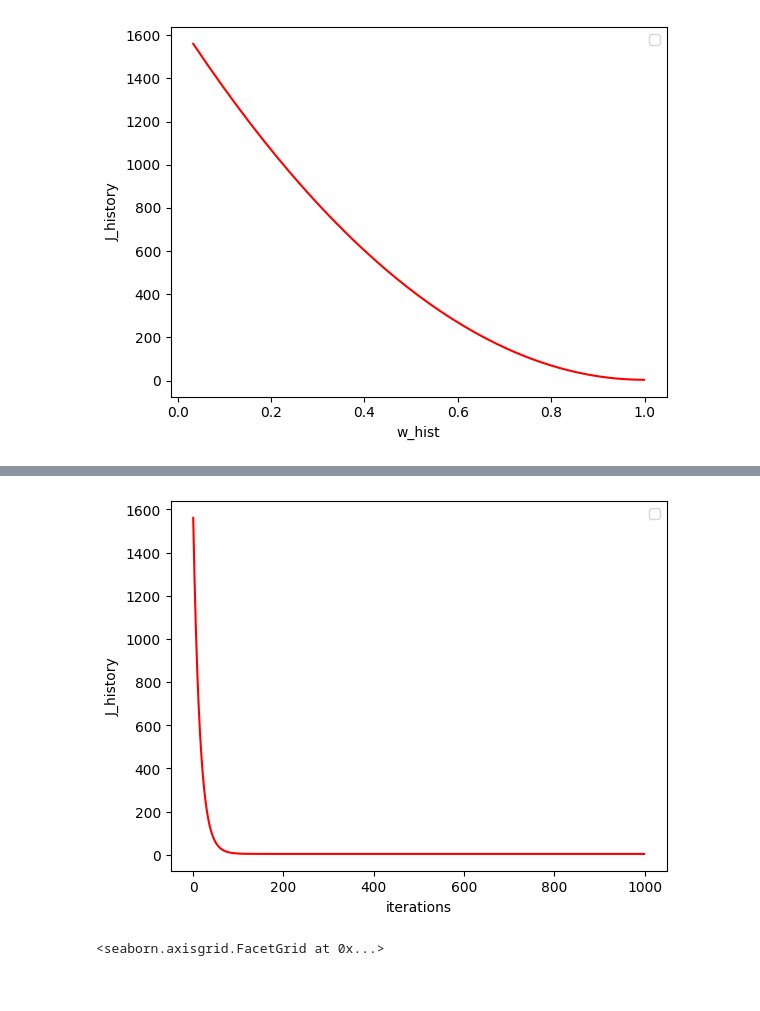
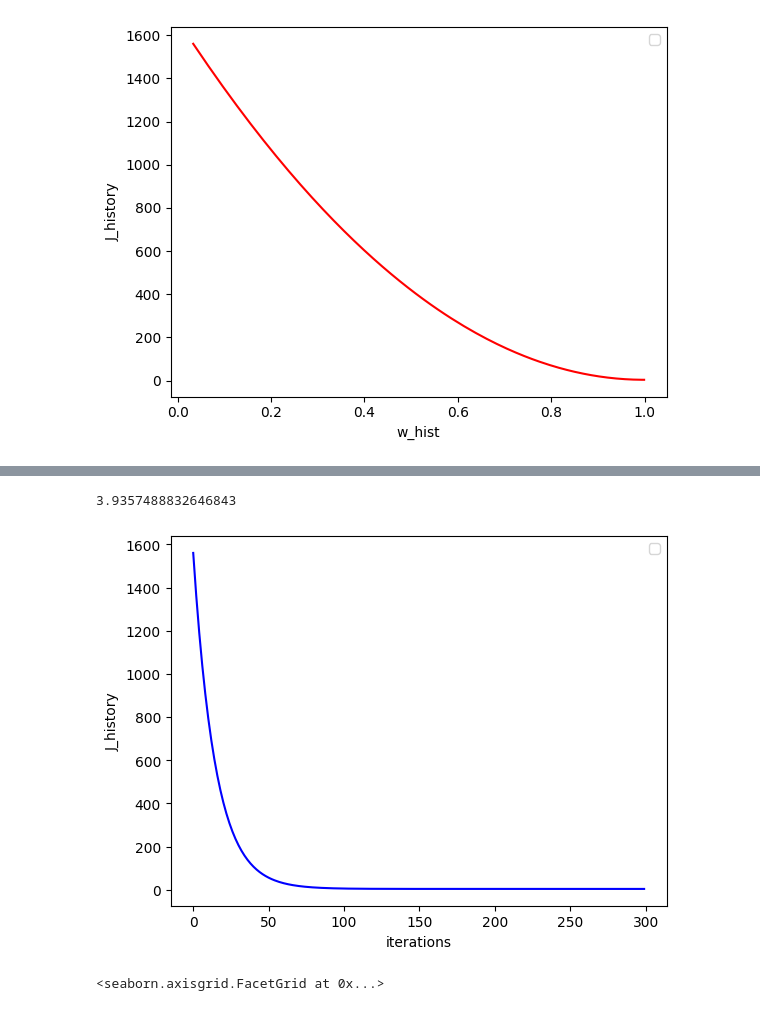
Before and after one commit to believeelikem/linear-regression-from-scratch-one-feature, a Jupyter notebook: compute_gradient_descent_one_feature.ipynb, the cells around one changed output, grey strips where cells are left out. Cells and saved outputs as stored; diff of their text form; code cells hidden in the pictures.

```diff
--- a/compute_gradient_descent_one_feature.ipynb
+++ b/compute_gradient_descent_one_feature.ipynb
@@ -73,11 +86,15 @@ plt.show()
 # %%
-plt.plot(np.arange(1000),J_hist[:1000], color='red')
+# plt.plot(np.arange(len(J_hist)-1000,len(J_hist)),J_hist[-1000:], color='red')
+start = max(0, len(J_hist) - 1000)
+plt.plot(np.arange(300), J_hist[:300], color='b')
+print(J_hist[300])
 plt.xlabel("iterations")
 plt.ylabel("J_history")
 plt.legend()
 plt.show()
 # %% [output]
+3.9357488832646843
-[figure, old version]
+[figure, new version]
 # %%
 sns.lmplot(data= df, x="x", y = "y")
 # %% [output]
```
Also changed, not shown: parts of 4 cells of this notebook.
